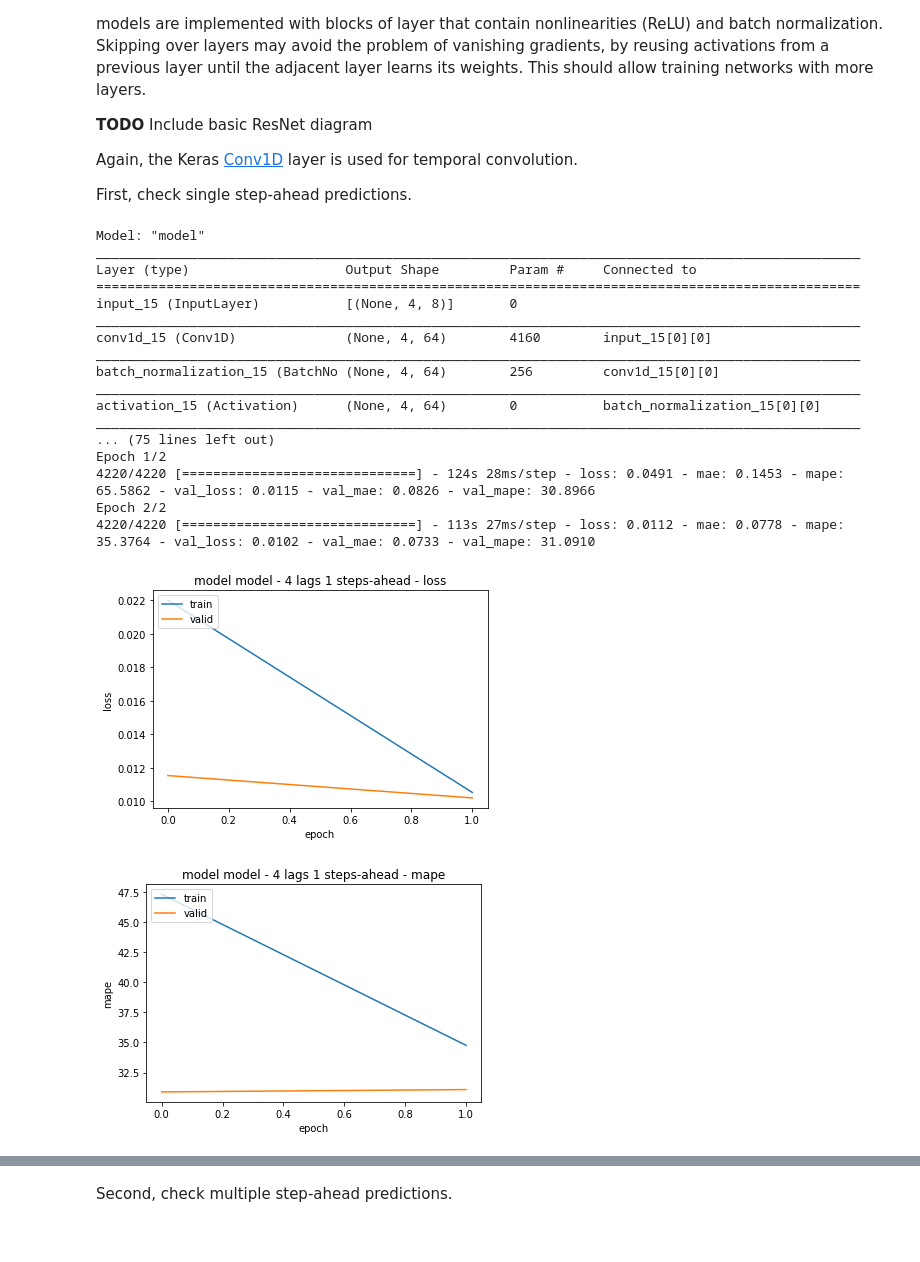
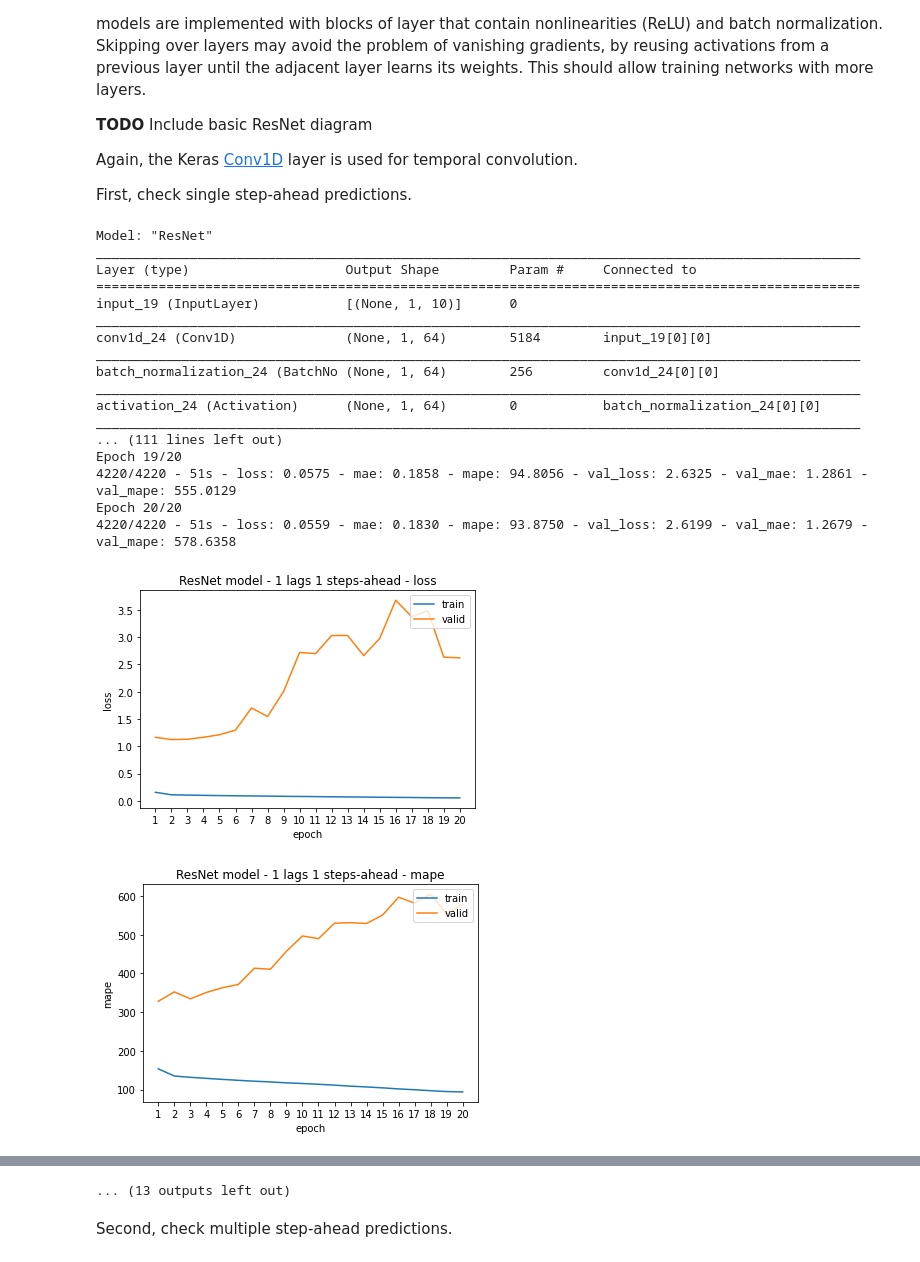
Before and after one commit to makeyourownmaker/CambridgeTemperatureModel, a Jupyter notebook: notebooks/keras_mlp_fcn_resnet_time_series.ipynb, the cells around one changed output, grey strips where cells are left out. Drawn from its saved outputs; the diff is of its cells as text; code cells hidden in the pictures.

```diff
--- a/notebooks/keras_mlp_fcn_resnet_time_series.ipynb
+++ b/notebooks/keras_mlp_fcn_resnet_time_series.ipynb
@@ -856,43 +1013,57 @@ First, check single step-ahead predictions.
     conv_y = keras.layers.BatchNormalization()(conv_y)
     conv_y = keras.layers.Activation('relu')(conv_y)
 
     conv_z = keras.layers.Conv1D(filters = n_feature_maps * 2, kernel_size = 3, padding = 'same')(conv_y)
     conv_z = keras.layers.BatchNormalization()(conv_z)
 
     # no need to expand channels because they are equal
     shortcut_y = keras.layers.BatchNormalization()(output_block_2)
 
     output_block_3 = keras.layers.add([shortcut_y, conv_z])
     output_block_3 = keras.layers.Activation('relu')(output_block_3)
 
     # FINAL
     gap_layer = keras.layers.GlobalAveragePooling1D()(output_block_3)
     output_layer = keras.layers.Dense(1)(gap_layer)
     resnet = keras.models.Model(name = name, inputs = input_layer, outputs = output_layer)
 
     return resnet
 
 
 name = 'ResNet'
+resnet_1l_1s   = build_resnet_model(name, ds_train_1l_1s)
+h_resnet_1l_1s = run_model(resnet_1l_1s, ds_train_1l_1s, ds_valid_1l_1s, optimizer = 'adadelta', epochs = 20)
 resnet_4l_1s   = build_resnet_model(name, ds_train_4l_1s)
-h_resnet_4l_1s = run_model(resnet_4l_1s, ds_train_4l_1s, ds_valid_4l_1s, epochs = 2)
+h_resnet_4l_1s = run_model(resnet_4l_1s, ds_train_4l_1s, ds_valid_4l_1s, optimizer = 'adadelta', epochs = 20)
+resnet_8l_1s   = build_resnet_model(name, ds_train_8l_1s)
+h_resnet_8l_1s = run_model(resnet_8l_1s, ds_train_8l_1s, ds_valid_8l_1s, optimizer = 'adadelta', epochs = 20)
+resnet_16l_1s   = build_resnet_model(name, ds_train_16l_1s)
+h_resnet_16l_1s = run_model(resnet_16l_1s, ds_train_16l_1s, ds_valid_16l_1s, optimizer = 'adadelta', epochs = 20)
+resnet_24l_1s   = build_resnet_model(name, ds_train_24l_1s)
+h_resnet_24l_1s = run_model(resnet_24l_1s, ds_train_24l_1s, ds_valid_24l_1s, optimizer = 'adadelta', epochs = 20)
+resnet_32l_1s   = build_resnet_model(name, ds_train_32l_1s)
+h_resnet_32l_1s = run_model(resnet_32l_1s, ds_train_32l_1s, ds_valid_32l_1s, optimizer = 'adadelta', epochs = 20)
+resnet_40l_1s   = build_resnet_model(name, ds_train_40l_1s)
+h_resnet_40l_1s = run_model(resnet_40l_1s, ds_train_40l_1s, ds_valid_40l_1s, optimizer = 'adadelta', epochs = 20)
+resnet_48l_1s   = build_resnet_model(name, ds_train_48l_1s)
+h_resnet_48l_1s = run_model(resnet_48l_1s, ds_train_48l_1s, ds_valid_48l_1s, optimizer = 'adadelta', epochs = 20)
 # %% [output]
-Model: "model"
+Model: "ResNet"
 __________________________________________________________________________________________________
 Layer (type)                    Output Shape         Param #     Connected to
 ==================================================================================================
-input_15 (InputLayer)           [(None, 4, 8)]       0
+input_19 (InputLayer)           [(None, 1, 10)]      0
 __________________________________________________________________________________________________
-conv1d_15 (Conv1D)              (None, 4, 64)        4160        input_15[0][0]
+conv1d_24 (Conv1D)              (None, 1, 64)        5184        input_19[0][0]
 __________________________________________________________________________________________________
-batch_normalization_15 (BatchNo (None, 4, 64)        256         conv1d_15[0][0]
+batch_normalization_24 (BatchNo (None, 1, 64)        256         conv1d_24[0][0]
 __________________________________________________________________________________________________
-activation_15 (Activation)      (None, 4, 64)        0           batch_normalization_15[0][0]
+activation_24 (Activation)      (None, 1, 64)        0           batch_normalization_24[0][0]
 __________________________________________________________________________________________________
-... (75 lines left out)
-Epoch 1/2
-4220/4220 [==============================] - 124s 28ms/step - loss: 0.0491 - mae: 0.1453 - mape: 65.5862 - val_loss: 0.0115 - val_mae: 0.0826 - val_mape: 30.8966
-Epoch 2/2
-4220/4220 [==============================] - 113s 27ms/step - loss: 0.0112 - mae: 0.0778 - mape: 35.3764 - val_loss: 0.0102 - val_mae: 0.0733 - val_mape: 31.0910
+... (111 lines left out)
+Epoch 19/20
+4220/4220 - 51s - loss: 0.0575 - mae: 0.1858 - mape: 94.8056 - val_loss: 2.6325 - val_mae: 1.2861 - val_mape: 555.0129
+Epoch 20/20
+4220/4220 - 51s - loss: 0.0559 - mae: 0.1830 - mape: 93.8750 - val_loss: 2.6199 - val_mae: 1.2679 - val_mape: 578.6358
-[figure, old version]
+[figure, new version]
-[figure, old version]
+[figure, new version]
@@ -901,2 +1127,3 @@ model model - 4 lags 1 steps-ahead - valid min loss: 0.010205   mae: 0.073269
+... (13 outputs left out)
 # %% [markdown]
 Second, check multiple step-ahead predictions.
```
Also changed, not shown: parts of 9 cells of this notebook.
